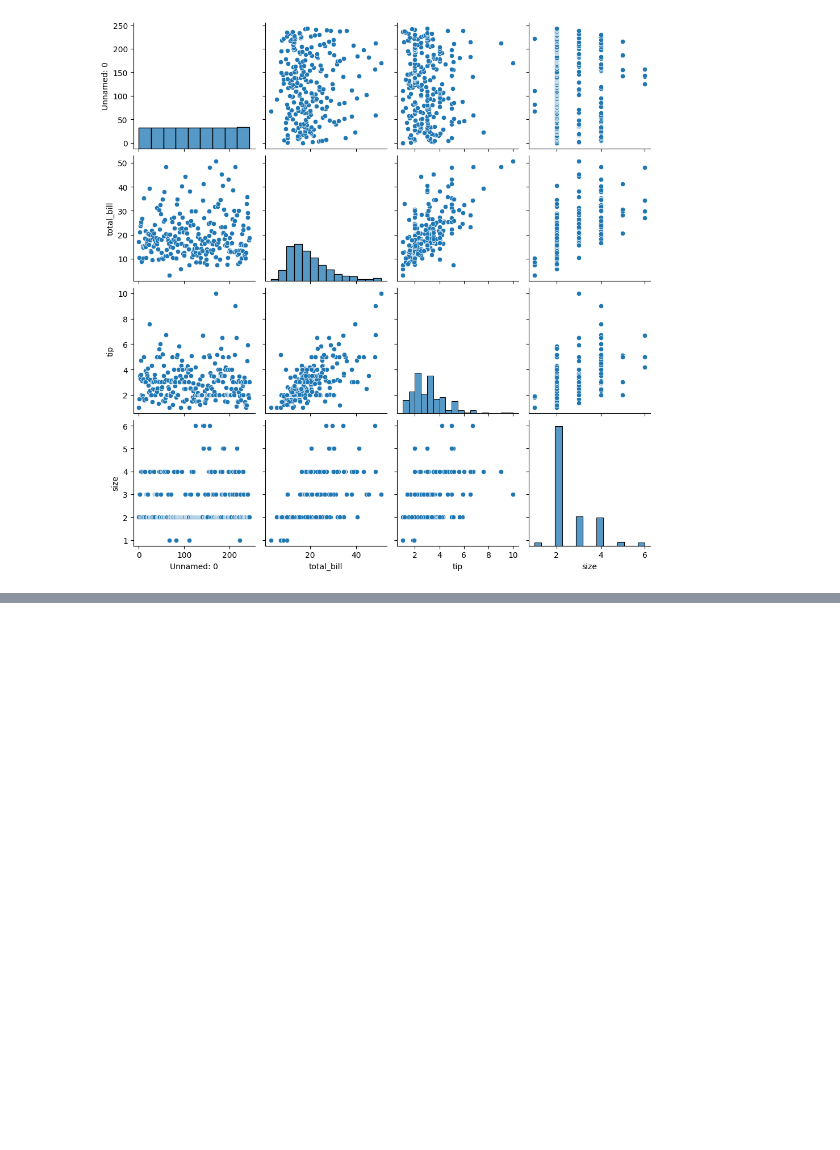
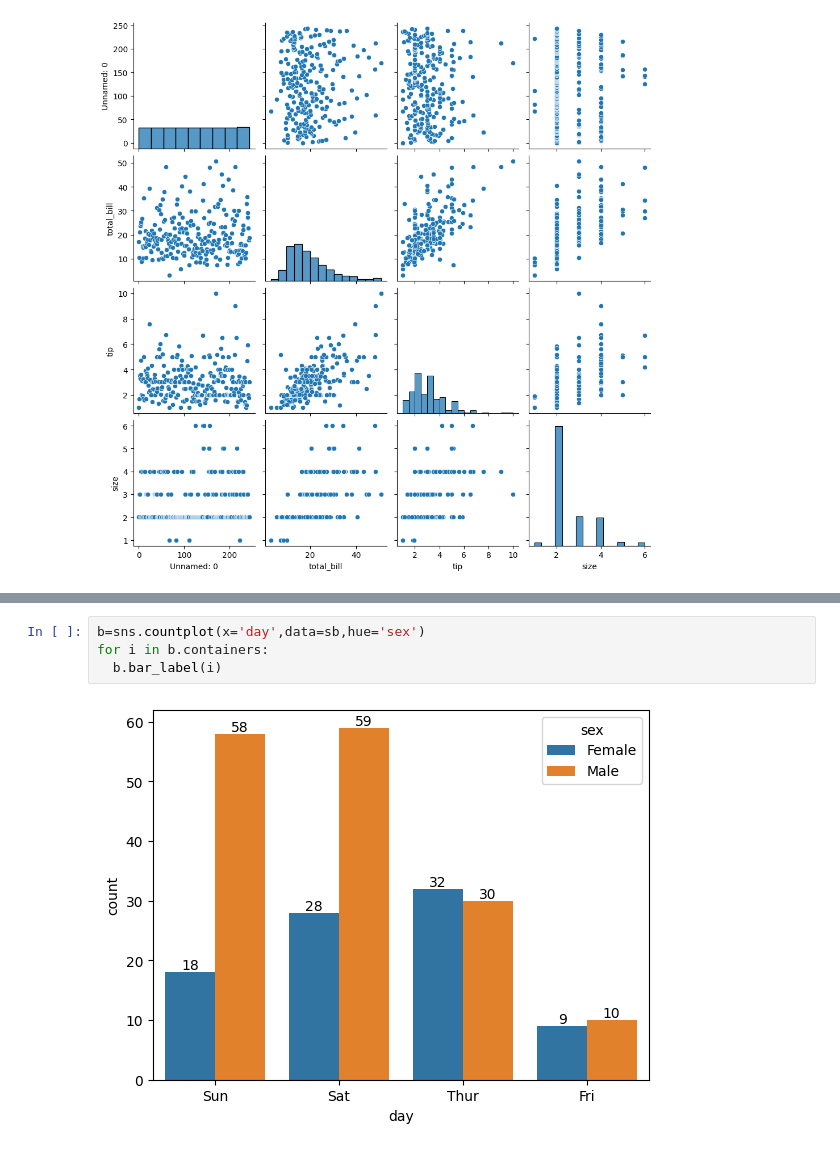
Before and after one commit to dpkasahu/numpy, a Jupyter notebook: seaborn.ipynb, the cells around one changed output, grey strips where cells are left out. Saved outputs shown, nothing was run; the diff lists cells and outputs as text; blank space fills up the shorter version.

```diff
--- a/seaborn.ipynb
+++ b/seaborn.ipynb
@@ -487,0 +295,6 @@ sns.violinplot(x='Item',y='Total Spent',data=sb3)
+# %%
+b=sns.countplot(x='day',data=sb,hue='sex')
+for i in b.containers:
+  b.bar_label(i)
+# %% [output]
+[figure, added]
```
Also changed, not shown: parts of 50 cells of this notebook.
